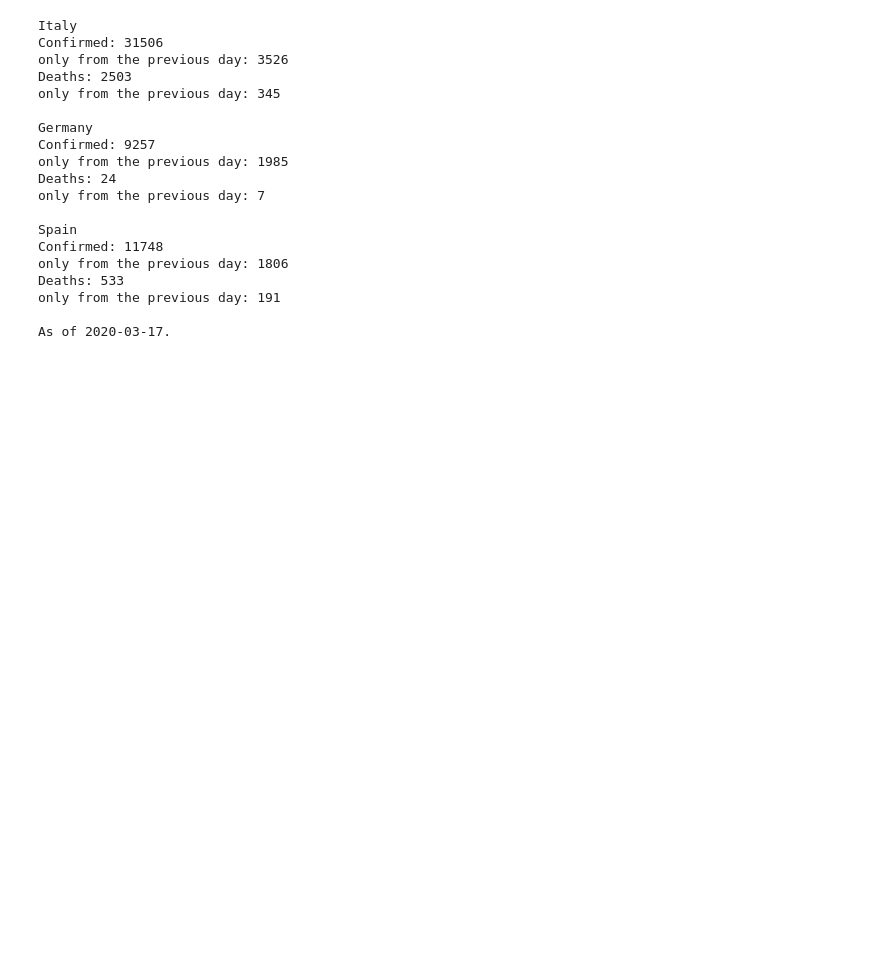
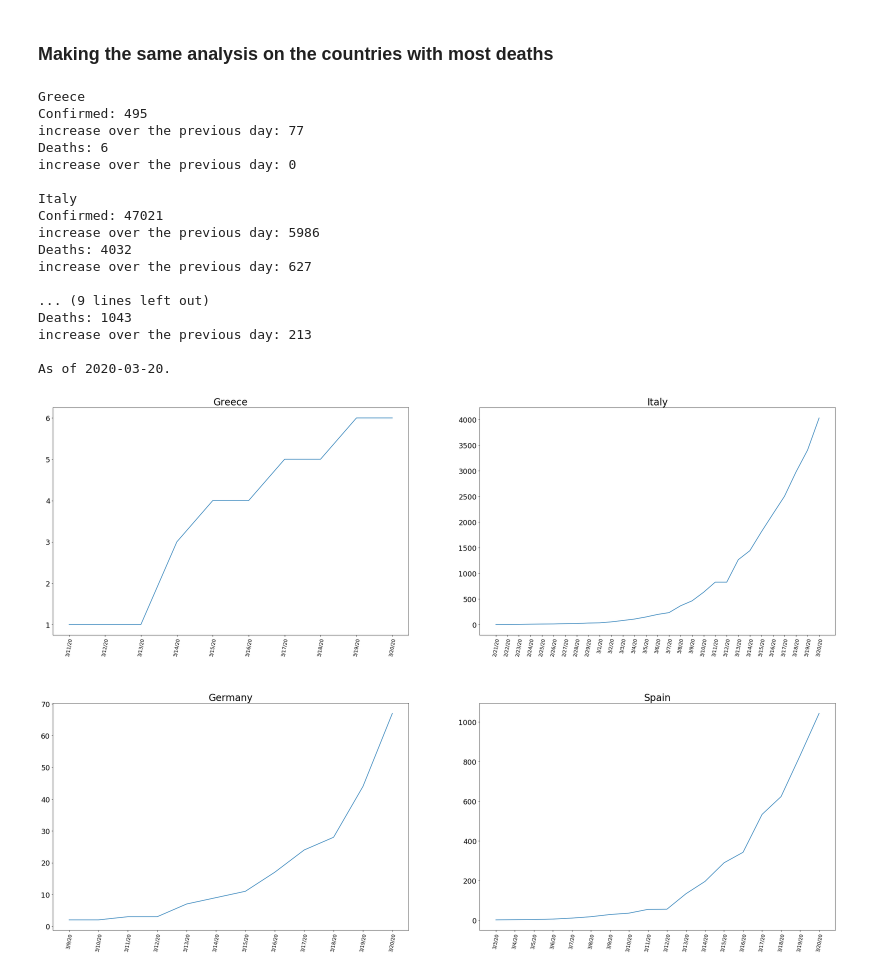
Before and after one commit to darklex55/COVID19-EDA, a Jupyter notebook: Covid/Covid-EDA.ipynb, the cells around one changed output. Cells and saved outputs as stored; diff of their text form; code cells hidden in the pictures; blank space fills up the shorter version.

```diff
--- a/Covid/Covid-EDA.ipynb
+++ b/Covid/Covid-EDA.ipynb
@@ -84,0 +162,2 @@ As of 2020-03-17.
+# %%
+p_c_list = df[~pd.isna(df['Province/State'])]['Country/Region'].unique()
@@ -85,30 +222,70 @@ As of 2020-03-17.
+# %% [markdown]
+
+
+### Making the same analysis on the countries with most deaths
 # %%
-for i in np.flip(Sorted_D_Confirmed_List[-3:]): #Printing the stats on the 4 countries with biggest change of confirmed cases
+#Making a list of countries with Greece being first while the rest of the countries included are sorted from worst to
+#best accounting for the number of deaths.
+c_list = [Country_List.tolist().index('Greece')] + np.flip(Sorted_D_Confirmed_List[-3:]).tolist()
+
+for i in c_list: #Printing the stats on the 4 countries with biggest change of confirmed cases
     print(Country_List[i]+
           ' \nConfirmed:',Confirmed_List[i],
-          ' \nonly from the previous day:',D_Confirmed_List[i],
+          ' \nincrease over the previous day:',D_Confirmed_List[i],
           ' \nDeaths:',Deaths_List[i],
-          ' \nonly from the previous day:',D_Deaths_List[i],
+          ' \nincrease over the previous day:',D_Deaths_List[i],
           ' \n')
 
 print('As of '+str(date.today()-timedelta(days=dt))+'.')
 # %% [output]
+Greece
+Confirmed: 495
+increase over the previous day: 77
+Deaths: 6
+increase over the previous day: 0
+
 Italy
-Confirmed: 31506
-only from the previous day: 3526
-Deaths: 2503
-only from the previous day: 345
+Confirmed: 47021
+increase over the previous day: 5986
+Deaths: 4032
+increase over the previous day: 627
 
-Germany
-Confirmed: 9257
-only from the previous day: 1985
-Deaths: 24
-only from the previous day: 7
+... (9 lines left out)
+Deaths: 1043
+increase over the previous day: 213
 
-Spain
-Confirmed: 11748
-only from the previous day: 1806
-Deaths: 533
-only from the previous day: 191
-
-As of 2020-03-17.
+As of 2020-03-20.
+# %%
+f, axes = plt.subplots(math.ceil(len(c_list)/2), 2)
+f.set_figheight(24)
+f.set_figwidth(35)
+f.subplots_adjust(wspace=0.2,hspace=0.3)
+x=0
+y=0
+
+for i in c_list:
+
+    if Country_List[i] not in p_c_list:
+        X = df[df['Country/Region']==Country_List[i]][df['Deaths']>0]['Date'].to_list()
+        Y = df[df['Country/Region']==Country_List[i]][df['Deaths']>0]['Deaths'].to_list()
+    else:
+        X = df[df['Country/Region']==Country_List[i]]['Date'].unique()
+        Y = []
+        for j in X:
+            Y.append(df[df['Country/Region']==Country_List[i]][df['Date']==j]['Deaths'].sum())
+
+    for tick in axes[y][x].get_xticklabels():
+        tick.set_rotation(80)
+        tick.set_fontsize(12)
+
+    for tick in axes[y][x].get_yticklabels():
+        tick.set_fontsize(18)
+
+    axes[y][x].set_title(Country_List[i],fontsize=24)
+    axes[y][x].plot(X,Y)
+    x+=1
+    if x==2:
+        x=0
+        y+=1
+# %% [output]
+[figure, added]
```
Also changed, not shown: parts of 25 cells of this notebook, 1 other file.
